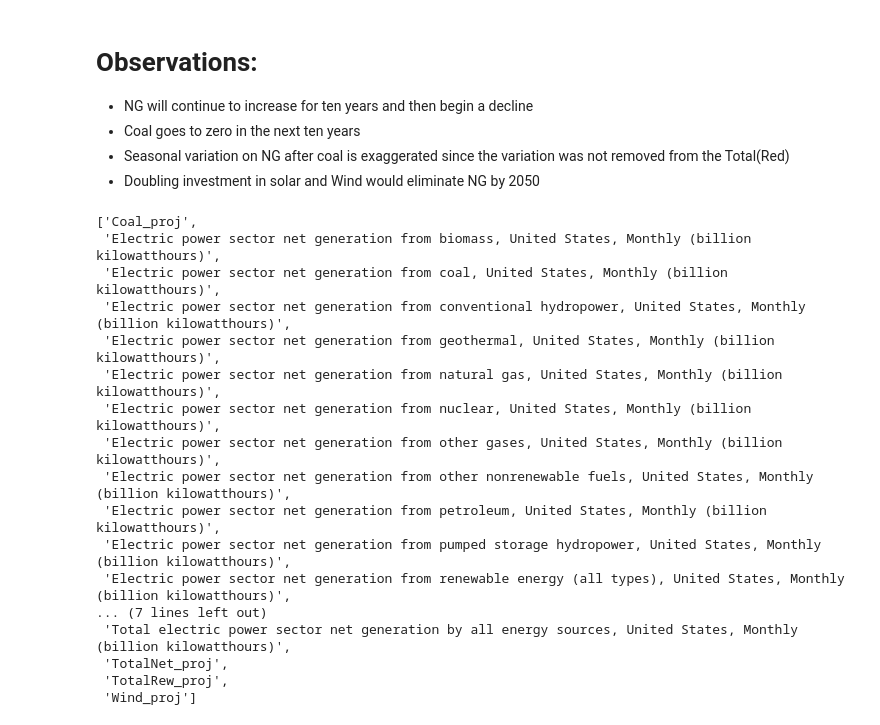
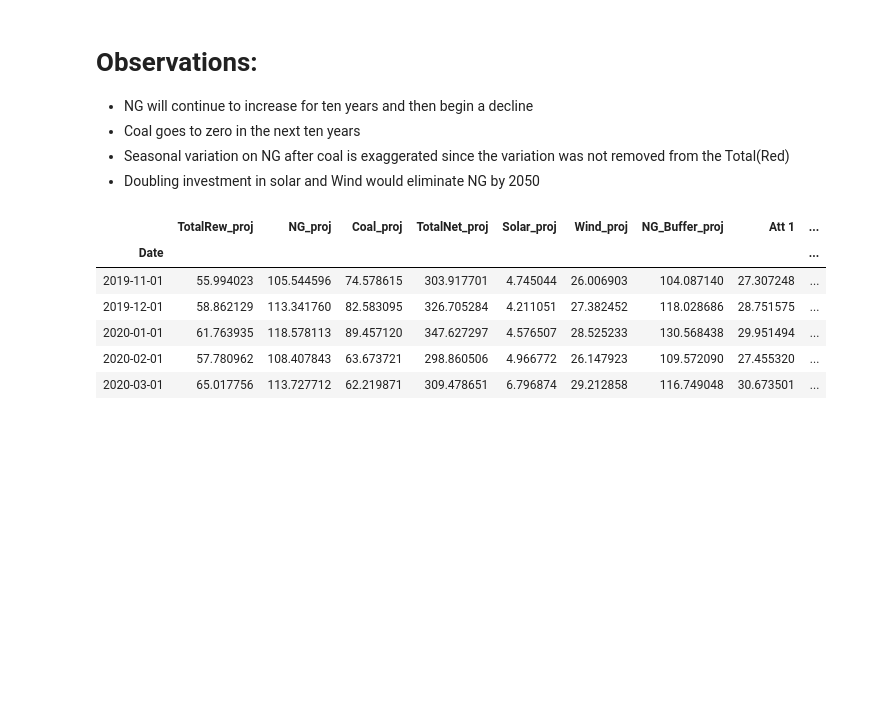
Before and after one commit to Hawkeye3D/Project-3-, a Jupyter notebook: static/python/Analysis 4 - MultiVariate ML.ipynb, the cells around one changed output. Drawn from its saved outputs; the diff is of its cells as text; code cells hidden in the pictures; blank space fills up the shorter version.

```diff
--- a/static/python/Analysis 4 - MultiVariate ML.ipynb
+++ b/static/python/Analysis 4 - MultiVariate ML.ipynb
@@ -727,20 +730,0 @@ final = price_gen.append(df_combined_proj)
-# %%
-list(final)
-# %% [output]
-['Coal_proj',
- 'Electric power sector net generation from biomass, United States, Monthly (billion kilowatthours)',
- 'Electric power sector net generation from coal, United States, Monthly (billion kilowatthours)',
- 'Electric power sector net generation from conventional hydropower, United States, Monthly (billion kilowatthours)',
- 'Electric power sector net generation from geothermal, United States, Monthly (billion kilowatthours)',
- 'Electric power sector net generation from natural gas, United States, Monthly (billion kilowatthours)',
- 'Electric power sector net generation from nuclear, United States, Monthly (billion kilowatthours)',
- 'Electric power sector net generation from other gases, United States, Monthly (billion kilowatthours)',
- 'Electric power sector net generation from other nonrenewable fuels, United States, Monthly (billion kilowatthours)',
- 'Electric power sector net generation from petroleum, United States, Monthly (billion kilowatthours)',
- 'Electric power sector net generation from pumped storage hydropower, United States, Monthly (billion kilowatthours)',
- 'Electric power sector net generation from renewable energy (all types), United States, Monthly (billion kilowatthours)',
-... (7 lines left out)
- 'Total electric power sector net generation by all energy sources, United States, Monthly (billion kilowatthours)',
- 'TotalNet_proj',
- 'TotalRew_proj',
- 'Wind_proj']
@@ -746,0 +737,10 @@ list(final)
+# %%
+df_combined_proj.head()
+# %% [output]
+|  | TotalRew_proj | NG_proj | Coal_proj | TotalNet_proj | Solar_proj | Wind_proj | NG_Buffer_proj | Att 1 | ... |
+| Date |  |  |  |  |  |  |  |  | ... |
+| 2019-11-01 | 55.994023 | 105.544596 | 74.578615 | 303.917701 | 4.745044 | 26.006903 | 104.087140 | 27.307248 | ... |
+| 2019-12-01 | 58.862129 | 113.341760 | 82.583095 | 326.705284 | 4.211051 | 27.382452 | 118.028686 | 28.751575 | ... |
+| 2020-01-01 | 61.763935 | 118.578113 | 89.457120 | 347.627297 | 4.576507 | 28.525233 | 130.568438 | 29.951494 | ... |
+| 2020-02-01 | 57.780962 | 108.407843 | 63.673721 | 298.860506 | 4.966772 | 26.147923 | 109.572090 | 27.455320 | ... |
+| 2020-03-01 | 65.017756 | 113.727712 | 62.219871 | 309.478651 | 6.796874 | 29.212858 | 116.749048 | 30.673501 | ... |
```
Also changed, not shown: parts of 9 cells of this notebook, 1 other file.
